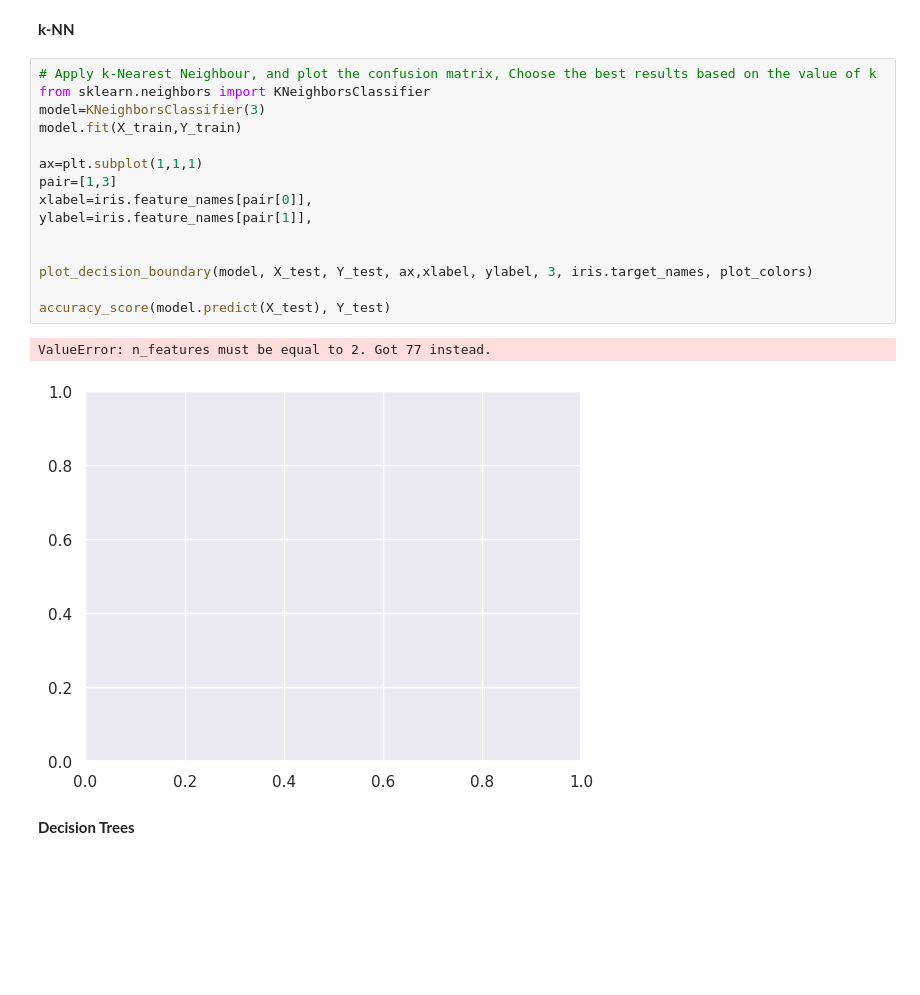
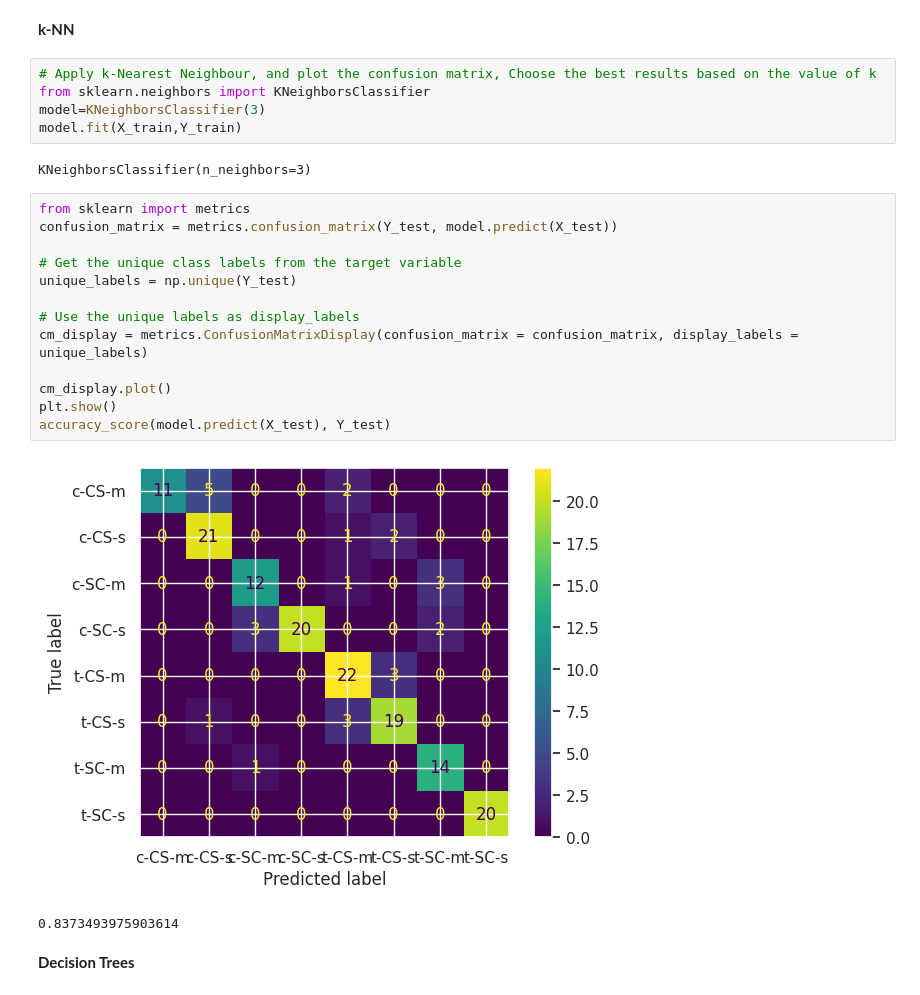
Before and after one commit to UO294665/AAIM, a Jupyter notebook: google_colab_files/Machine_Learning_Workflow.ipynb, the cells around one changed output. Saved outputs shown, nothing was run; the diff lists cells and outputs as text; blank space fills up the shorter version.

```diff
--- a/google_colab_files/Machine_Learning_Workflow.ipynb
+++ b/google_colab_files/Machine_Learning_Workflow.ipynb
@@ -105,19 +105,24 @@ X_train, X_test, Y_train, Y_test=train_test_split(x,y, test_size=0.3)
 from sklearn.neighbors import KNeighborsClassifier
 model=KNeighborsClassifier(3)
 model.fit(X_train,Y_train)
-
-ax=plt.subplot(1,1,1)
-pair=[1,3]
-xlabel=iris.feature_names[pair[0]],
-ylabel=iris.feature_names[pair[1]],
-
-
-plot_decision_boundary(model, X_test, Y_test, ax,xlabel, ylabel, 3, iris.target_names, plot_colors)
-
-accuracy_score(model.predict(X_test), Y_test)
 # %% [output]
-ValueError: n_features must be equal to 2. Got 77 instead.
+KNeighborsClassifier(n_neighbors=3)
-[figure, removed]
+# %%
+from sklearn import metrics
+confusion_matrix = metrics.confusion_matrix(Y_test, model.predict(X_test))
+
+# Get the unique class labels from the target variable
+unique_labels = np.unique(Y_test)
+
+# Use the unique labels as display_labels
+cm_display = metrics.ConfusionMatrixDisplay(confusion_matrix = confusion_matrix, display_labels = unique_labels)
+
+cm_display.plot()
+plt.show()
+accuracy_score(model.predict(X_test), Y_test)
+# %% [output]
+[figure, added]
+0.8373493975903614
 # %% [markdown]
 **Decision Trees**
 # %%
```
Also changed, not shown: parts of 6 cells of this notebook.
